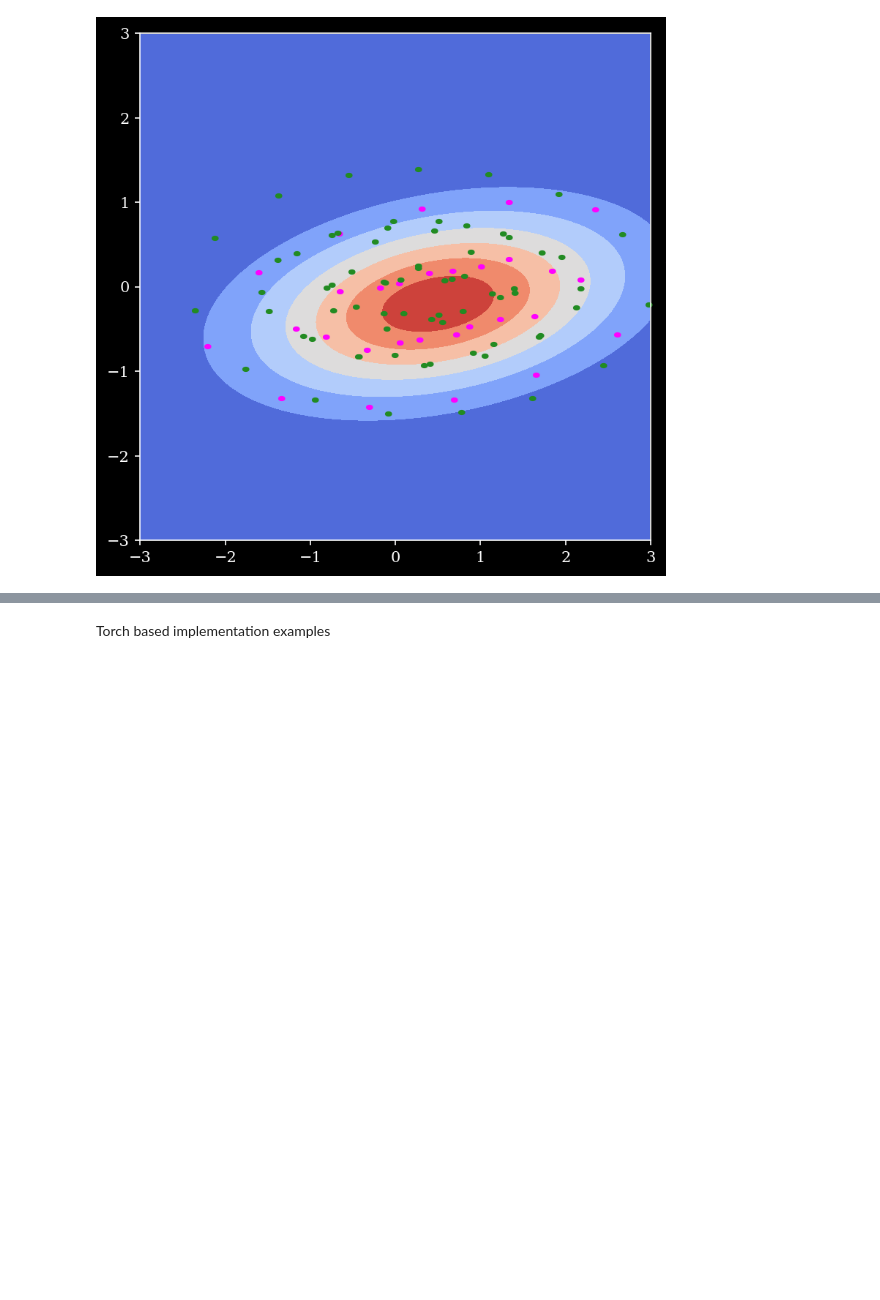
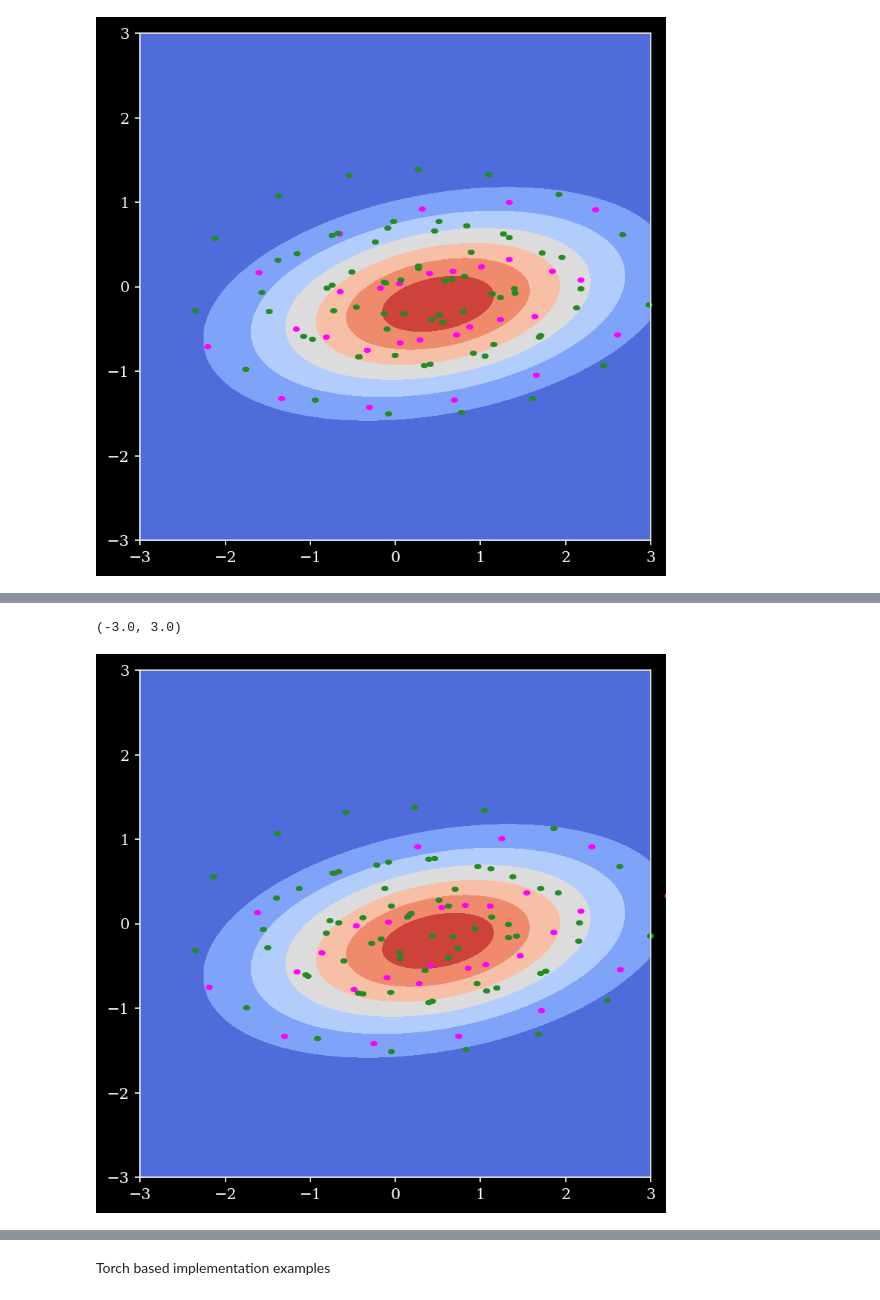
Before and after one commit to aniketjivani/generative_experiments, a Jupyter notebook: vanilla_stein_example.ipynb, the cells around one changed output, grey strips where cells are left out. Saved outputs shown, nothing was run; the diff lists cells and outputs as text; code cells hidden in the pictures; blank space fills up the shorter version.

```diff
--- a/vanilla_stein_example.ipynb
+++ b/vanilla_stein_example.ipynb
@@ -490,3 +767,35 @@ ax2.set_ylim(-3, 3)
+# %%
+x, y = np.mgrid[-3:3:.01, -3:3:.01]
+pos = np.dstack((x, y))
+
+fig2 = plt.figure(figsize=(6, 6))
+ax2 = fig2.add_subplot(111)
+ax2.contourf(x, y,
+             rv.pdf(pos),
+             cmap='coolwarm')
+
+marker_symbol = u'\u2B2C'
+
+# Scatter initial particles
+ax2.scatter(post_particles_hf_correct[:, 0, -1], post_particles_hf_correct[:, 1, -1],
+            color="magenta",
+            marker="$%s$" % marker_symbol,
+            s=15,
+            clip_on=False,
+            label="HF")
+
+ax2.scatter(post_particles_lf_correct[:, 0, -1], post_particles_lf_correct[:, 1, -1],
+            color="forestgreen",
+            marker="$%s$" % marker_symbol,
+            s=15,
+            clip_on=False,
+            label="LF")
+
+ax2.set_xlim(-3, 3)
+ax2.set_ylim(-3, 3)
+# %% [output]
+(-3.0, 3.0)
+[figure, added]
 # %%
 plt.plot(np.linspace(1, n_iters, n_iters), lengthscales_all_hf, label="HF")
 plt.plot(np.linspace(1, n_iters, n_iters), lengthscales_all_lf, label="LF")
```
Also changed, not shown: parts of 21 cells of this notebook.
